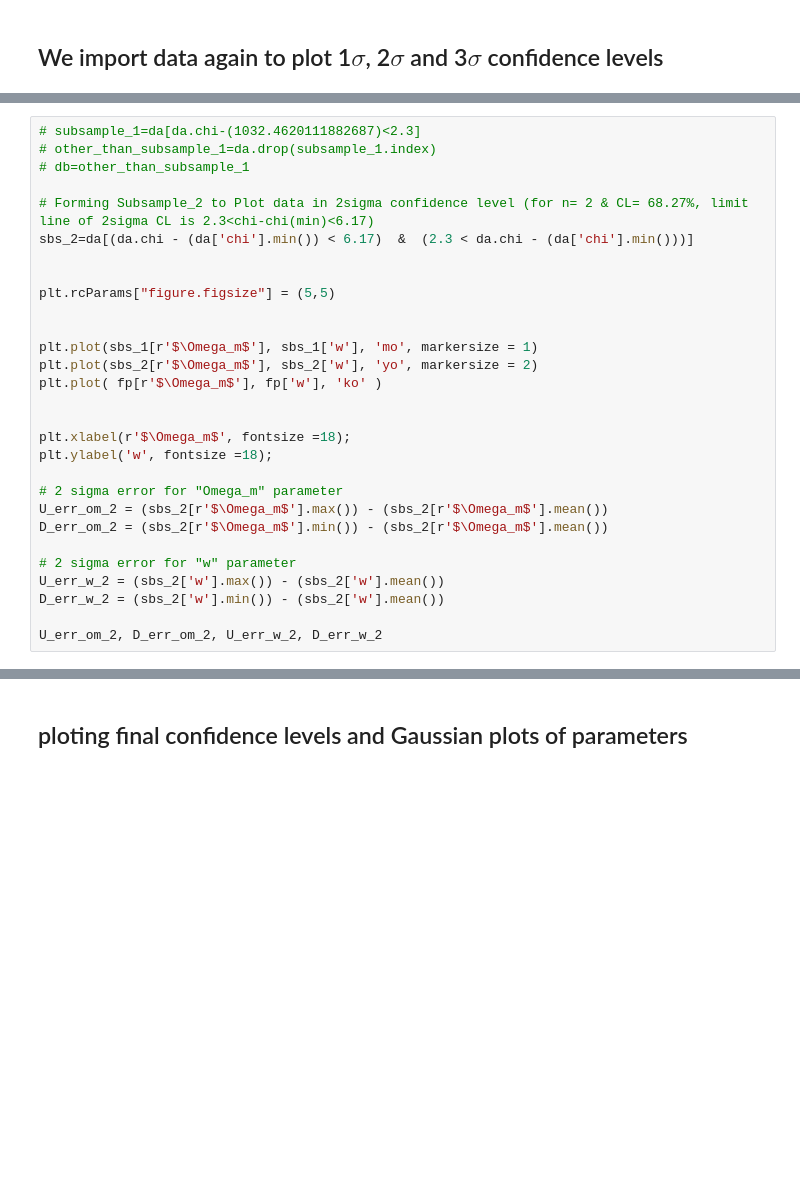
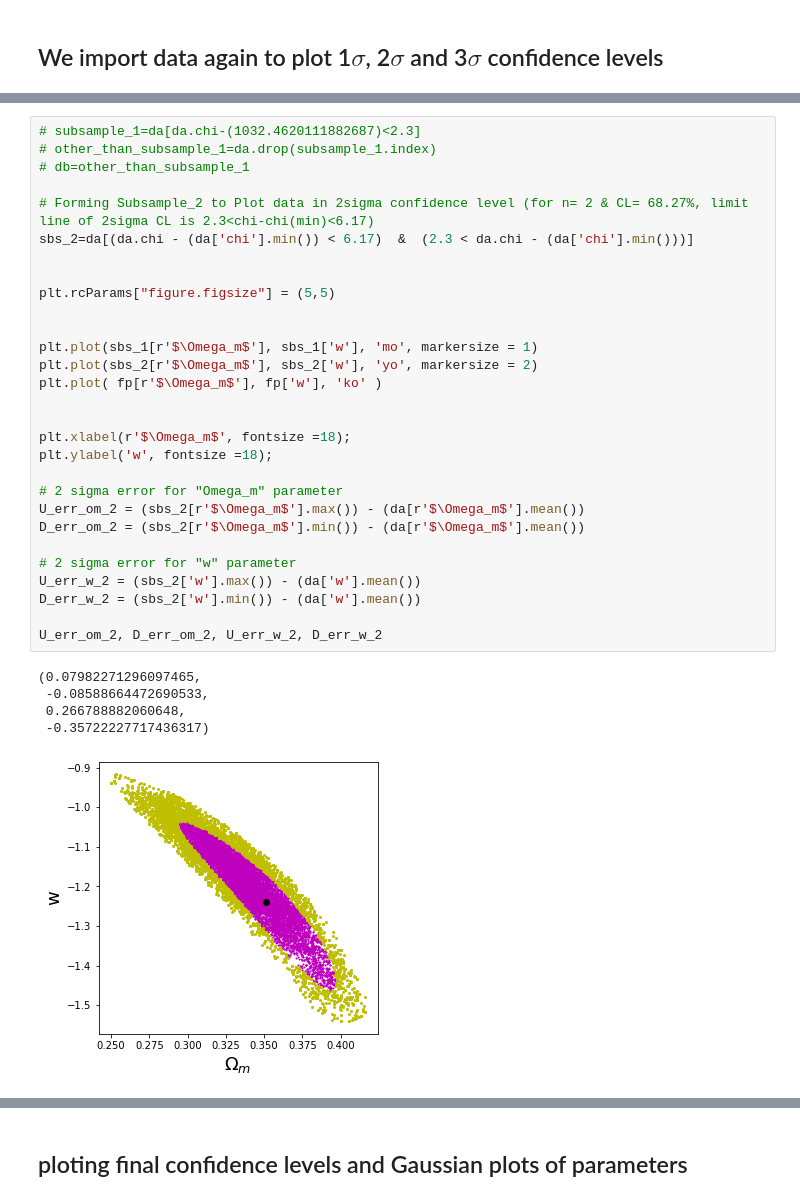
Before and after one commit to nooshinehz/Best_values_and_contours, a Jupyter notebook: countors_MCMC.ipynb, the cells around one changed output, grey strips where cells are left out. Cells and saved outputs as stored; diff of their text form; blank space fills up the shorter version.

```diff
--- a/countors_MCMC.ipynb
+++ b/countors_MCMC.ipynb
@@ -90,32 +135,38 @@ U_err_om_1, D_err_om_1, U_err_w_1, D_err_w_1
 # %%
 # subsample_1=da[da.chi-(1032.4620111882687)<2.3]
 # other_than_subsample_1=da.drop(subsample_1.index)
 # db=other_than_subsample_1
 
 # Forming Subsample_2 to Plot data in 2sigma confidence level (for n= 2 & CL= 68.27%, limit line of 2sigma CL is 2.3<chi-chi(min)<6.17)
 sbs_2=da[(da.chi - (da['chi'].min()) < 6.17)  &  (2.3 < da.chi - (da['chi'].min()))]
 
 
 plt.rcParams["figure.figsize"] = (5,5)
 
 
 plt.plot(sbs_1[r'$\Omega_m$'], sbs_1['w'], 'mo', markersize = 1)
 plt.plot(sbs_2[r'$\Omega_m$'], sbs_2['w'], 'yo', markersize = 2)
 plt.plot( fp[r'$\Omega_m$'], fp['w'], 'ko' )
 
 
 plt.xlabel(r'$\Omega_m$', fontsize =18);
 plt.ylabel('w', fontsize =18);
 
 # 2 sigma error for "Omega_m" parameter
-U_err_om_2 = (sbs_2[r'$\Omega_m$'].max()) - (sbs_2[r'$\Omega_m$'].mean())
-D_err_om_2 = (sbs_2[r'$\Omega_m$'].min()) - (sbs_2[r'$\Omega_m$'].mean())
+U_err_om_2 = (sbs_2[r'$\Omega_m$'].max()) - (da[r'$\Omega_m$'].mean())
+D_err_om_2 = (sbs_2[r'$\Omega_m$'].min()) - (da[r'$\Omega_m$'].mean())
 
 # 2 sigma error for "w" parameter
-U_err_w_2 = (sbs_2['w'].max()) - (sbs_2['w'].mean())
-D_err_w_2 = (sbs_2['w'].min()) - (sbs_2['w'].mean())
+U_err_w_2 = (sbs_2['w'].max()) - (da['w'].mean())
+D_err_w_2 = (sbs_2['w'].min()) - (da['w'].mean())
 
 U_err_om_2, D_err_om_2, U_err_w_2, D_err_w_2
+# %% [output]
+(0.07982271296097465,
+ -0.08588664472690533,
+ 0.266788882060648,
+ -0.35722227717436317)
+[figure, added]
 # %%
 
 # Forming Subsample_2 to Plot data in 2sigma confidence level (for n= 2 & CL= 68.27%, limit line of 2sigma CL is 6.17<chi-chi(min)<11.8)
```
Also changed, not shown: parts of 11 cells of this notebook.
